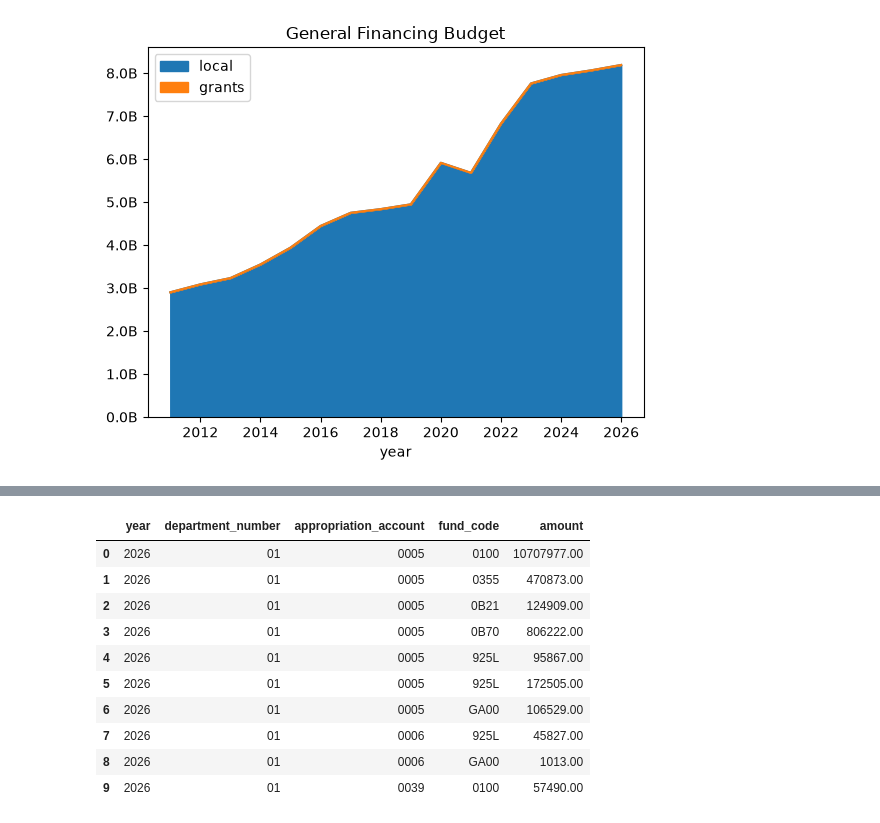
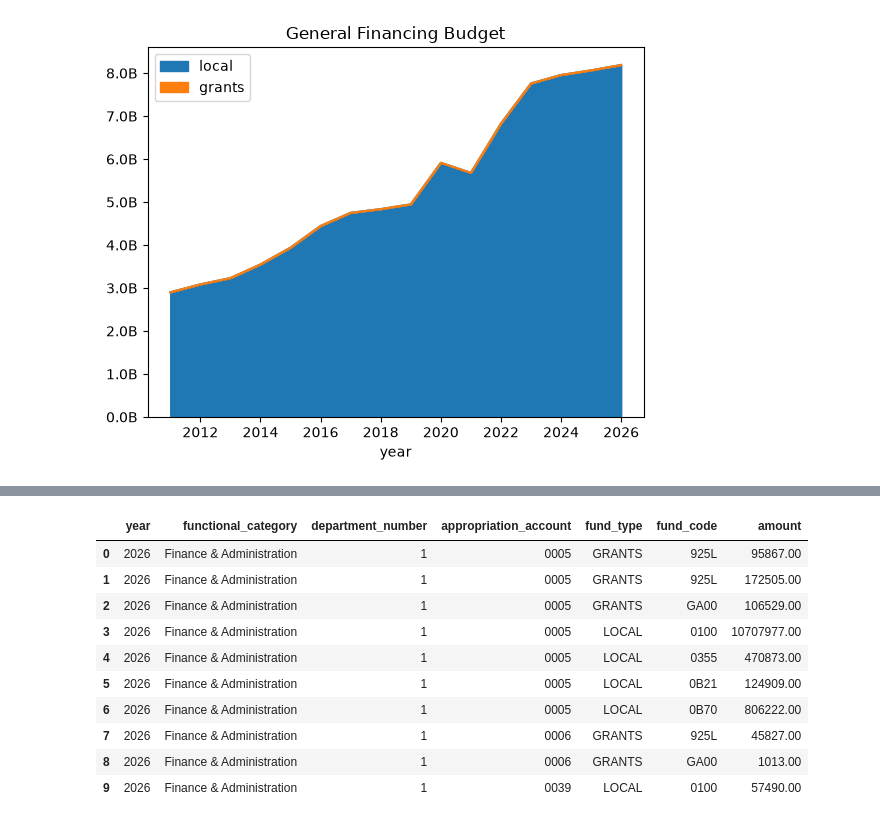
Before and after one commit to RamarkoB/chicago-budget, a Jupyter notebook: explore.ipynb, the cells around one changed output, grey strips where cells are left out. Drawn from its saved outputs; the diff is of its cells as text; code cells hidden in the pictures.

```diff
--- a/explore.ipynb
+++ b/explore.ipynb
@@ -101,0 +53,4 @@ df.head()
+# %%
+# import all ordinance files and combine into table
+df = pd.read_csv("data/ordinance.csv")
+df.head()
@@ -188,14 +108,14 @@ trimmedDf.head()
 # %%
-trimmedDf[trimmedDf["year"] == 2026].reset_index(drop=True).head(10)
+df[df["year"] == 2026].reset_index(drop=True).head(10)
 # %% [output]
-|  | year | department_number | appropriation_account | fund_code | amount |
-| 0 | 2026 | 01 | 0005 | 0100 | 10707977.00 |
-| 1 | 2026 | 01 | 0005 | 0355 | 470873.00 |
-| 2 | 2026 | 01 | 0005 | 0B21 | 124909.00 |
-| 3 | 2026 | 01 | 0005 | 0B70 | 806222.00 |
-| 4 | 2026 | 01 | 0005 | 925L | 95867.00 |
-| 5 | 2026 | 01 | 0005 | 925L | 172505.00 |
-| 6 | 2026 | 01 | 0005 | GA00 | 106529.00 |
-| 7 | 2026 | 01 | 0006 | 925L | 45827.00 |
-| 8 | 2026 | 01 | 0006 | GA00 | 1013.00 |
-| 9 | 2026 | 01 | 0039 | 0100 | 57490.00 |
+|  | year | functional_category | department_number | appropriation_account | fund_type | fund_code | amount |
+| 0 | 2026 | Finance & Administration | 1 | 0005 | GRANTS | 925L | 95867.00 |
+| 1 | 2026 | Finance & Administration | 1 | 0005 | GRANTS | 925L | 172505.00 |
+| 2 | 2026 | Finance & Administration | 1 | 0005 | GRANTS | GA00 | 106529.00 |
+| 3 | 2026 | Finance & Administration | 1 | 0005 | LOCAL | 0100 | 10707977.00 |
+| 4 | 2026 | Finance & Administration | 1 | 0005 | LOCAL | 0355 | 470873.00 |
+| 5 | 2026 | Finance & Administration | 1 | 0005 | LOCAL | 0B21 | 124909.00 |
+| 6 | 2026 | Finance & Administration | 1 | 0005 | LOCAL | 0B70 | 806222.00 |
+| 7 | 2026 | Finance & Administration | 1 | 0006 | GRANTS | 925L | 45827.00 |
+| 8 | 2026 | Finance & Administration | 1 | 0006 | GRANTS | GA00 | 1013.00 |
+| 9 | 2026 | Finance & Administration | 1 | 0039 | LOCAL | 0100 | 57490.00 |
```
Also changed, not shown: parts of 15 cells of this notebook, 5 other files.
